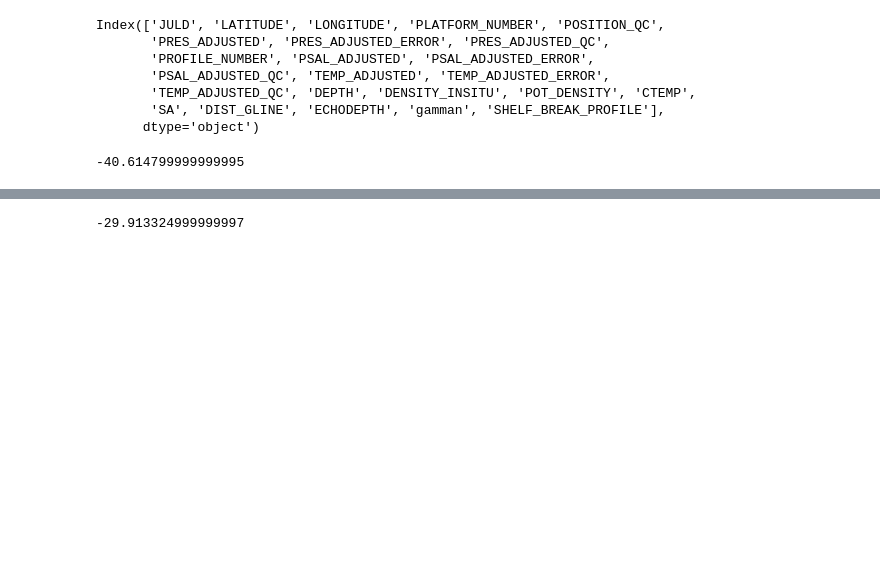
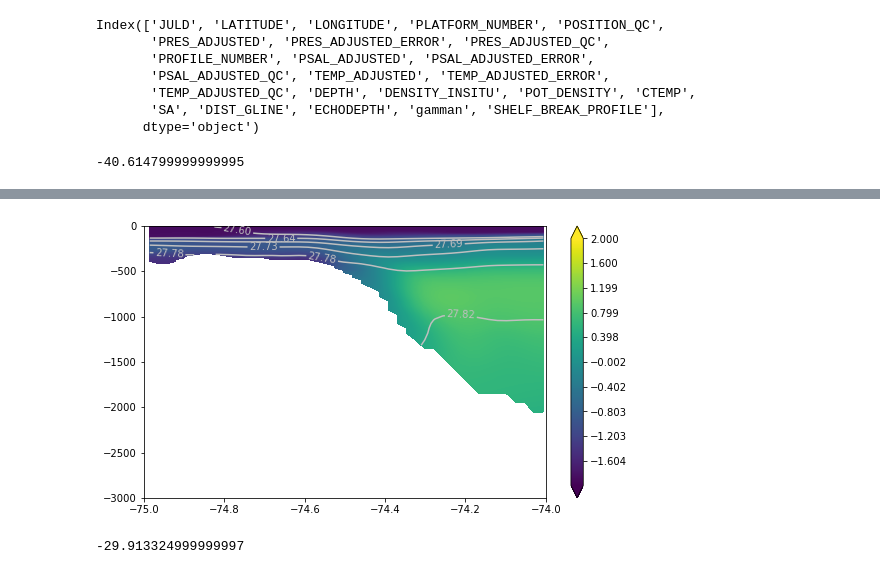
Before and after one commit to adityarn/antarctic_margins_MEOP, a Jupyter notebook: Compare_Transects_Obs_Model.ipynb, the cells around one changed output, grey strips where cells are left out. Saved outputs shown, nothing was run; the diff lists cells and outputs as text; code cells hidden in the pictures; blank space fills up the shorter version.

```diff
--- a/Compare_Transects_Obs_Model.ipynb
+++ b/Compare_Transects_Obs_Model.ipynb
@@ -114,7 +114,7 @@ for td in timediffs:
     timeax.append(timeax[-1] + np.timedelta64(int(td), 'D'))
 # %%
 js = 0 #time index to start with
-je = 62 # time index to end with
+je = 63 # time index to end with
 pathtofile = []
 for i in range(js,je):
     pathtofile.append("/media/hdd2/SOSE_1_12/sigma0/sigma0_"+str(i)+".nc")
@@ -190,7 +190,7 @@ def plot_transect(along=325, time='2006-01-01', overlay="temperature", CF_vmin=N
     plt.colorbar(CF)
     plt.show()
 # %%
-minlat, maxlat = -78, -70
+minlat, maxlat = -75, -74
 maxdepth = -3000
 plot_transect(along= -37+360, time='2009-09-15', Contour_vmin=27, Contour_vmax=29, maxlat=maxlat,
               minlat=minlat, maxdepth=maxdepth,
@@ -203,3 +201,4 @@ plot_transect(along= -37+360, time='2009-09-15', Contour_vmin=27, Contour_vmax=2
+[figure, added]
 # %%
 i = 208
 lonlats = list_latlons(acrossASF.loc[i])
```
Also changed, not shown: parts of 1 cell of this notebook, 1 other file.
